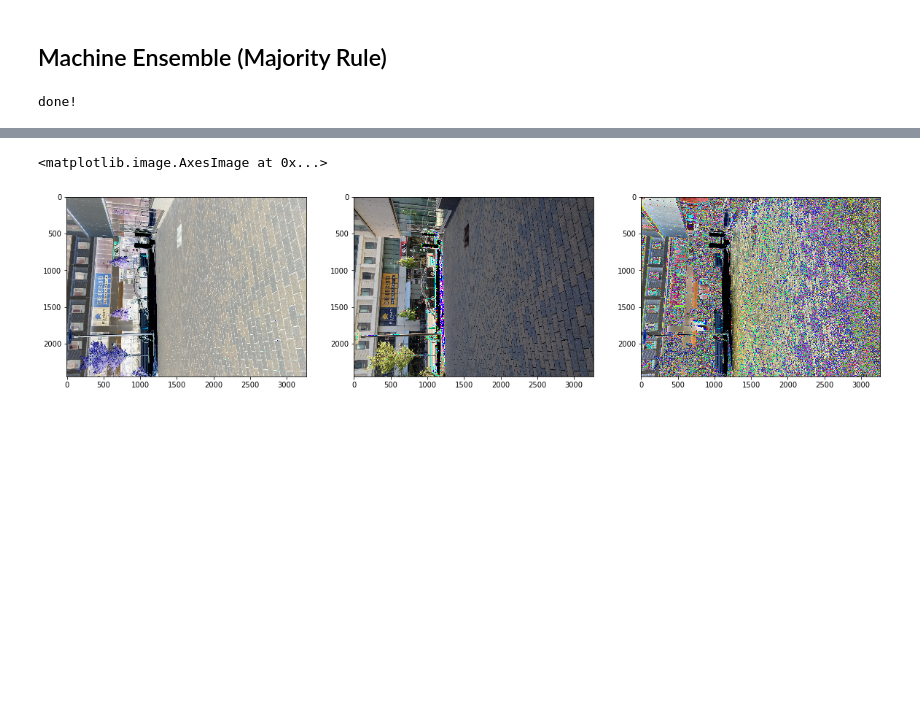
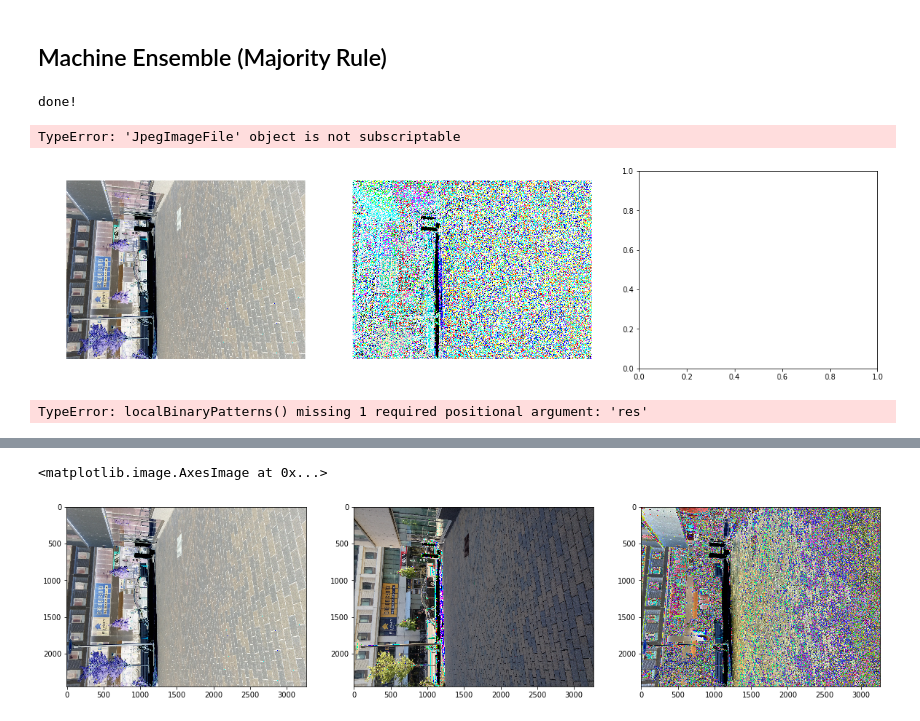
Before and after one commit to RenatoBMLR/Camera-Model-Identification, a Jupyter notebook: Features_extractor.ipynb, the cells around one changed output, grey strips where cells are left out. Cells and saved outputs as stored; diff of their text form; code cells hidden in the pictures; blank space fills up the shorter version.

```diff
--- a/Features_extractor.ipynb
+++ b/Features_extractor.ipynb
@@ -127,7 +127,7 @@ def localBinaryPatterns(img, res, numPoints=24, radius=2):
         hist /= (hist.sum() + 1e-7)
 
         res.append(hist.ravel())
-    return list(np.array(res).reshape(3*26))
+    return list(np.array(res).reshape(3*26)), lbp
 # %%
 def noise_wavelet(img, res, n_moments=9):
 
@@ -674,35 +666,39 @@ generate_submission_file(fname_test, predict_test_ensemble_ml)
 # %% [output]
 done!
 # %%
-def showCamaraTransformations():
+def showCamaraTransformations(path = 'data/train/iPhone-4s/(iP4s)9.jpg'):
 
     plt.figure(figsize=(20,5))
-    path = 'data/train/iPhone-4s/(iP4s)9.jpg'
     with Image.open(path) as img:
         plt.subplot(1,3,1)
-        img = RGB2Gray(img)
         img_wav = denoise_wavelet(img)
         plt.imshow(np.round(img-img_wav), cmap='gray')
         plt.axis('off')
 
         plt.subplot(1,3,2)
-        img_mean = median_filter(img, factor=4)
-        plt.imshow(np.round(img-img_mean), cmap='gray')
+        noise = np.abs(np.array(img).astype(float) - filter_median(img).astype(float))
+        plt.imshow(noise, cmap='gray')
         plt.axis('off')
 
         plt.subplot(1,3,3)
-        img_lbp = localBinaryPatterns(img)
+        _, img_lbp = localBinaryPatterns(img, [])
         plt.imshow(img_lbp, cmap='gray')
         plt.axis('off')
 
 #showCamaraTransformations()
+# %%
+showCamaraTransformations()
+# %% [output]
+TypeError: 'JpegImageFile' object is not subscriptable
+[figure, added]
 # %%
 path = 'data/train/iPhone-4s/(iP4s)9.jpg'
 img = Image.open(path)
-noise = np.array(img).astype(float) - filter_median(img).astype(float)
-noise=np.abs(noise)
+noise = np.abs(np.array(img).astype(float) - filter_median(img).astype(float))
 lbp = localBinaryPatterns(noise)
 #noise = noise.astype(int)
+# %% [output]
+TypeError: localBinaryPatterns() missing 1 required positional argument: 'res'
 # %%
 plt.figure(figsize=(20,5))
 plt.subplot(1,3,1)
```
Also changed, not shown: parts of 10 cells of this notebook.
